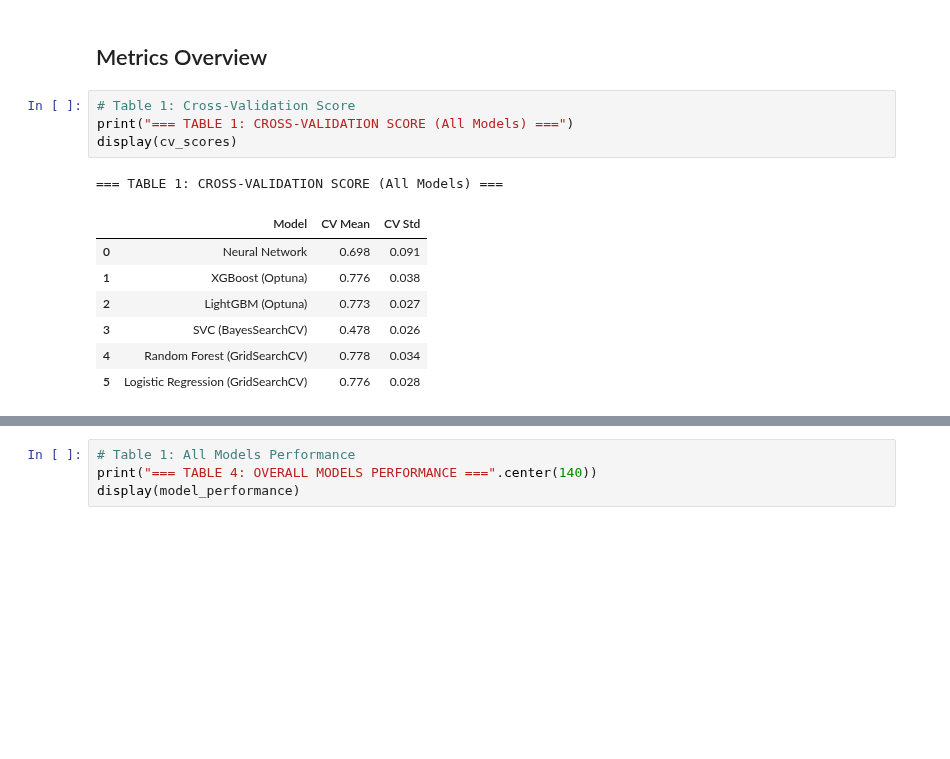
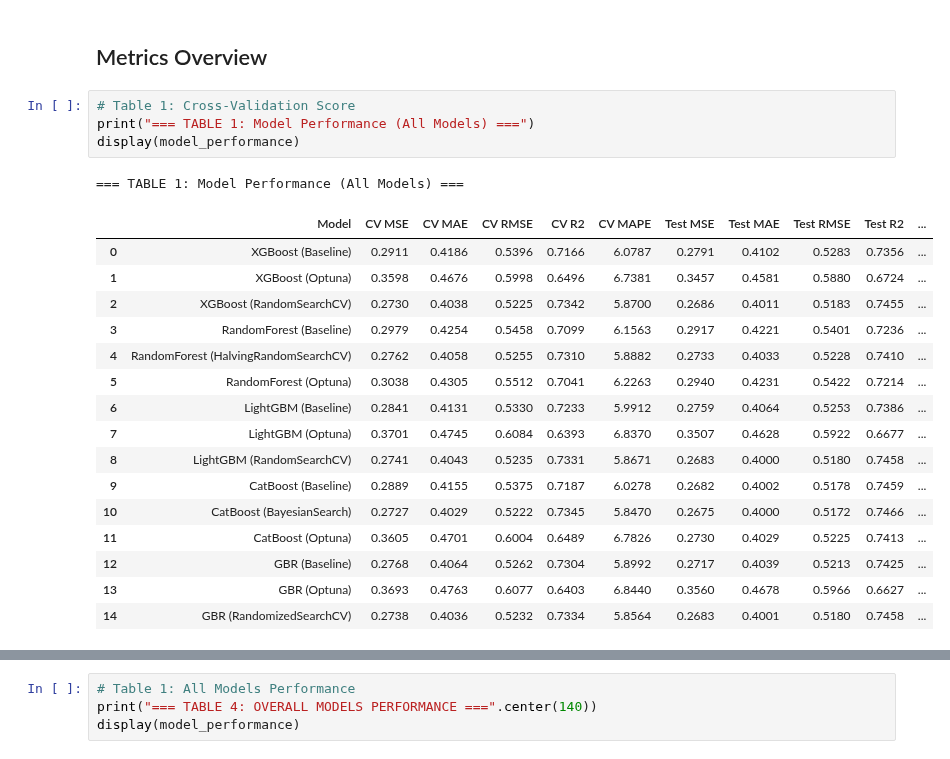
Before and after one commit to tshihab07/Super-Market-Sales-Forecasting, a Jupyter notebook: notebookes/model_SelectionAndAnalysis.ipynb, the cells around one changed output, grey strips where cells are left out. Cells and saved outputs as stored; diff of their text form; blank space fills up the shorter version.

```diff
--- a/notebookes/model_SelectionAndAnalysis.ipynb
+++ b/notebookes/model_SelectionAndAnalysis.ipynb
@@ -115,17 +105,26 @@ model_map = {
 ## Metrics Overview
 # %%
 # Table 1: Cross-Validation Score
-print("=== TABLE 1: CROSS-VALIDATION SCORE (All Models) ===")
-display(cv_scores)
+print("=== TABLE 1: Model Performance (All Models) ===")
+display(model_performance)
 # %% [output]
-=== TABLE 1: CROSS-VALIDATION SCORE (All Models) ===
+=== TABLE 1: Model Performance (All Models) ===
-|  | Model | CV Mean | CV Std |
-| 0 | Neural Network | 0.698 | 0.091 |
-| 1 | XGBoost (Optuna) | 0.776 | 0.038 |
-| 2 | LightGBM (Optuna) | 0.773 | 0.027 |
-| 3 | SVC (BayesSearchCV) | 0.478 | 0.026 |
-| 4 | Random Forest (GridSearchCV) | 0.778 | 0.034 |
-| 5 | Logistic Regression (GridSearchCV) | 0.776 | 0.028 |
+|  | Model | CV MSE | CV MAE | CV RMSE | CV R2 | CV MAPE | Test MSE | Test MAE | Test RMSE | Test R2 | ... |
+| 0 | XGBoost (Baseline) | 0.2911 | 0.4186 | 0.5396 | 0.7166 | 6.0787 | 0.2791 | 0.4102 | 0.5283 | 0.7356 | ... |
+| 1 | XGBoost (Optuna) | 0.3598 | 0.4676 | 0.5998 | 0.6496 | 6.7381 | 0.3457 | 0.4581 | 0.5880 | 0.6724 | ... |
+| 2 | XGBoost (RandomSearchCV) | 0.2730 | 0.4038 | 0.5225 | 0.7342 | 5.8700 | 0.2686 | 0.4011 | 0.5183 | 0.7455 | ... |
+| 3 | RandomForest (Baseline) | 0.2979 | 0.4254 | 0.5458 | 0.7099 | 6.1563 | 0.2917 | 0.4221 | 0.5401 | 0.7236 | ... |
+| 4 | RandomForest (HalvingRandomSearchCV) | 0.2762 | 0.4058 | 0.5255 | 0.7310 | 5.8882 | 0.2733 | 0.4033 | 0.5228 | 0.7410 | ... |
+| 5 | RandomForest (Optuna) | 0.3038 | 0.4305 | 0.5512 | 0.7041 | 6.2263 | 0.2940 | 0.4231 | 0.5422 | 0.7214 | ... |
+| 6 | LightGBM (Baseline) | 0.2841 | 0.4131 | 0.5330 | 0.7233 | 5.9912 | 0.2759 | 0.4064 | 0.5253 | 0.7386 | ... |
+| 7 | LightGBM (Optuna) | 0.3701 | 0.4745 | 0.6084 | 0.6393 | 6.8370 | 0.3507 | 0.4628 | 0.5922 | 0.6677 | ... |
+| 8 | LightGBM (RandomSearchCV) | 0.2741 | 0.4043 | 0.5235 | 0.7331 | 5.8671 | 0.2683 | 0.4000 | 0.5180 | 0.7458 | ... |
+| 9 | CatBoost (Baseline) | 0.2889 | 0.4155 | 0.5375 | 0.7187 | 6.0278 | 0.2682 | 0.4002 | 0.5178 | 0.7459 | ... |
+| 10 | CatBoost (BayesianSearch) | 0.2727 | 0.4029 | 0.5222 | 0.7345 | 5.8470 | 0.2675 | 0.4000 | 0.5172 | 0.7466 | ... |
+| 11 | CatBoost (Optuna) | 0.3605 | 0.4701 | 0.6004 | 0.6489 | 6.7826 | 0.2730 | 0.4029 | 0.5225 | 0.7413 | ... |
+| 12 | GBR (Baseline) | 0.2768 | 0.4064 | 0.5262 | 0.7304 | 5.8992 | 0.2717 | 0.4039 | 0.5213 | 0.7425 | ... |
+| 13 | GBR (Optuna) | 0.3693 | 0.4763 | 0.6077 | 0.6403 | 6.8440 | 0.3560 | 0.4678 | 0.5966 | 0.6627 | ... |
+| 14 | GBR (RandomizedSearchCV) | 0.2738 | 0.4036 | 0.5232 | 0.7334 | 5.8564 | 0.2683 | 0.4001 | 0.5180 | 0.7458 | ... |
 # %%
 # Table 2: Overfitting Analysis
 print("=== TABLE 2: OVERFITTING ANALYSIS ===".center(140))
```
Also changed, not shown: parts of 3 cells of this notebook.
